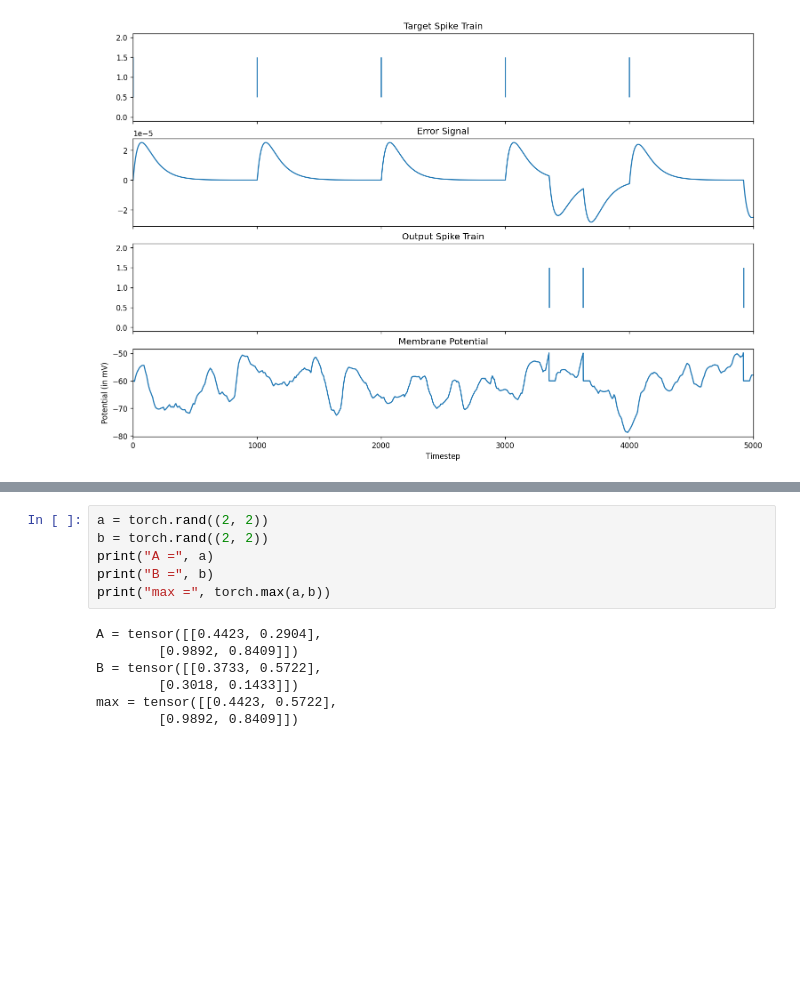
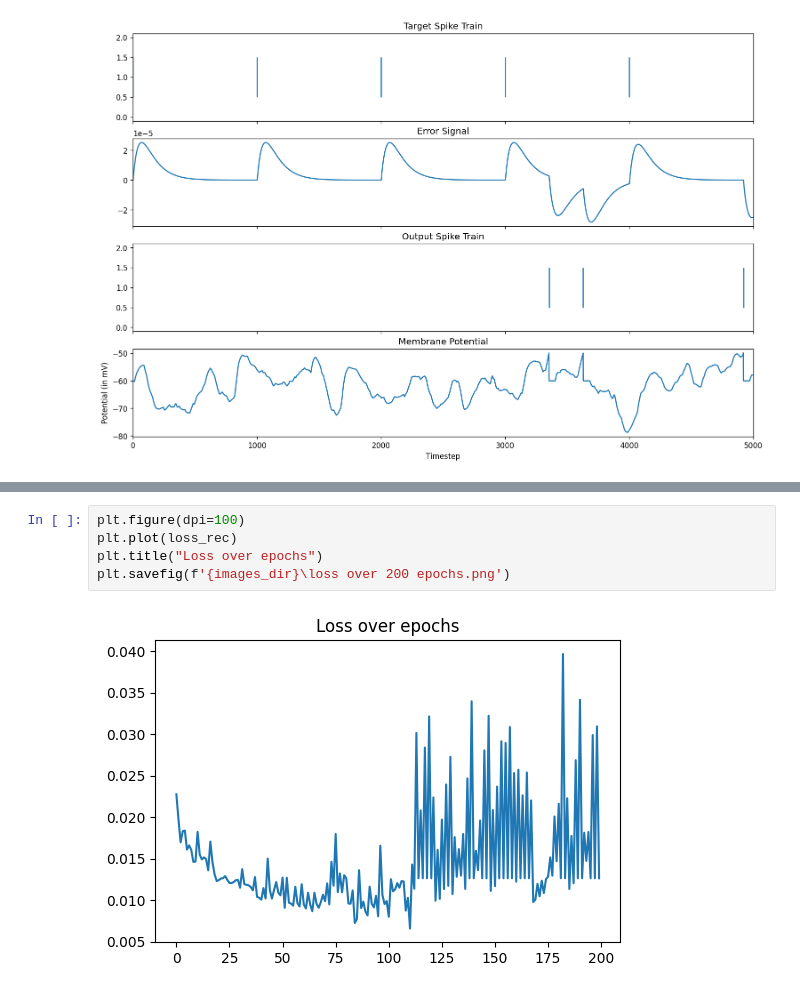
Before and after one commit to divyanshgupt/Unreliable-Transmission, a Jupyter notebook: Superspike implementation.ipynb, the cells around one changed output, grey strips where cells are left out. Drawn from its saved outputs; the diff is of its cells as text; blank space fills up the shorter version.

```diff
--- a/Superspike implementation.ipynb
+++ b/Superspike implementation.ipynb
@@ -1026,13 +1081,7 @@ tensor([[0.],
-# %%
-a = torch.rand((2, 2))
-b = torch.rand((2, 2))
-print("A =", a)
-print("B =", b)
-print("max =", torch.max(a,b))
-# %% [output]
-A = tensor([[0.4423, 0.2904],
-        [0.9892, 0.8409]])
-B = tensor([[0.3733, 0.5722],
-        [0.3018, 0.1433]])
-max = tensor([[0.4423, 0.5722],
-        [0.9892, 0.8409]])
+# %%
+plt.figure(dpi=100)
+plt.plot(loss_rec)
+plt.title("Loss over epochs")
+plt.savefig(f'{images_dir}\loss over 200 epochs.png')
+# %% [output]
+[figure, added]
```
Also changed, not shown: parts of 10 cells of this notebook.
